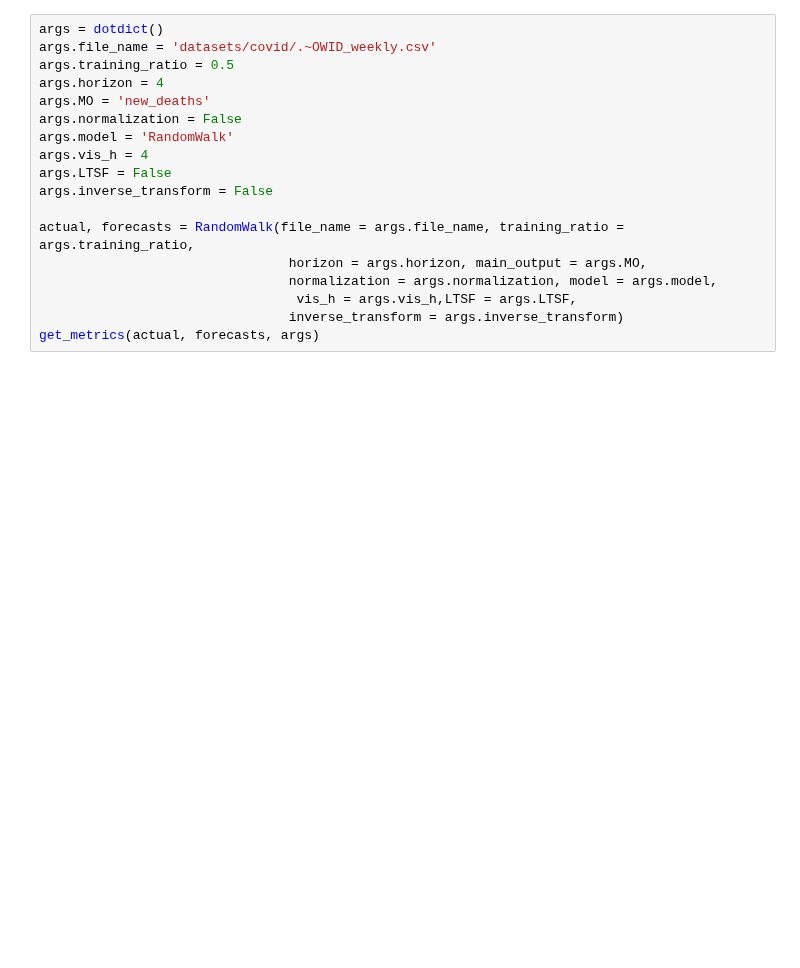
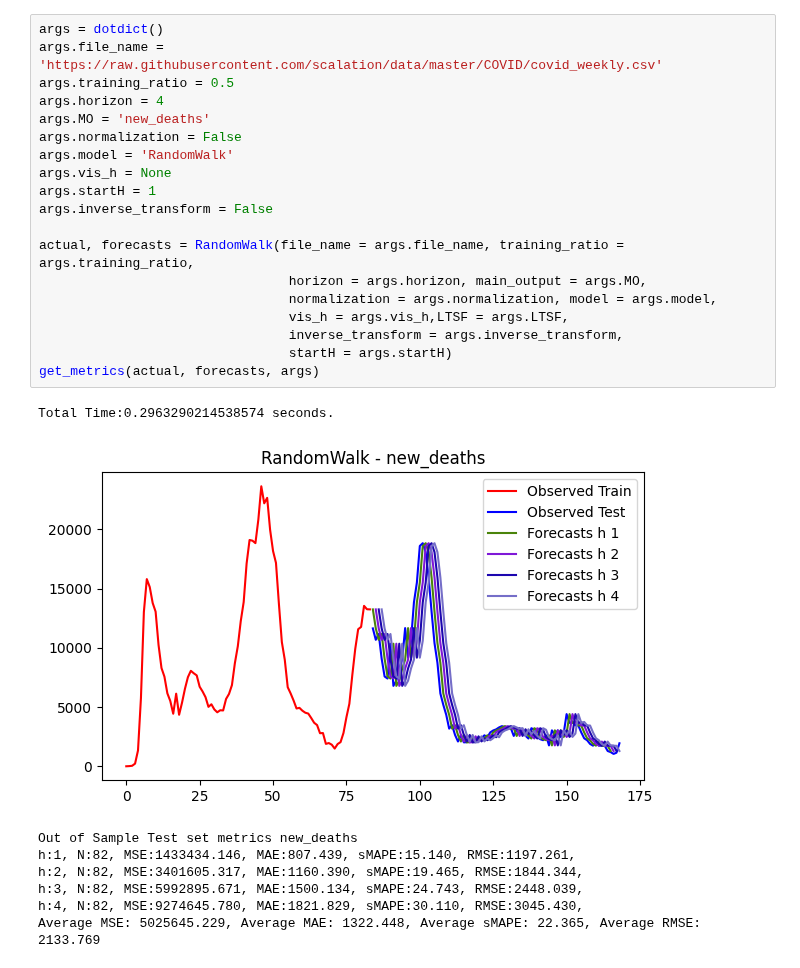
Before and after one commit to scalation/scalation_py, a Jupyter notebook: Baselines.ipynb, the cells around one changed output. Saved outputs shown, nothing was run; the diff lists cells and outputs as text; blank space fills up the shorter version.

```diff
--- a/Baselines.ipynb
+++ b/Baselines.ipynb
@@ -8,20 +18,30 @@ from modeling.statmodeling.SimpleMovingAverage import SimpleMovingAverage
 # %%
 args = dotdict()
-args.file_name = 'datasets/covid/.~OWID_weekly.csv'
+args.file_name = 'https://raw.githubusercontent.com/scalation/data/master/COVID/covid_weekly.csv'
 args.training_ratio = 0.5
 args.horizon = 4
 args.MO = 'new_deaths'
 args.normalization = False
 args.model = 'RandomWalk'
-args.vis_h = 4
-args.LTSF = False
+args.vis_h = None
+args.startH = 1
 args.inverse_transform = False
 
 actual, forecasts = RandomWalk(file_name = args.file_name, training_ratio = args.training_ratio,
                                 horizon = args.horizon, main_output = args.MO,
                                 normalization = args.normalization, model = args.model,
-                                 vis_h = args.vis_h,LTSF = args.LTSF,
-                                inverse_transform = args.inverse_transform)
+                                vis_h = args.vis_h,LTSF = args.LTSF,
+                                inverse_transform = args.inverse_transform,
+                                startH = args.startH)
 get_metrics(actual, forecasts, args)
+# %% [output]
+Total Time:0.2963290214538574 seconds.
+[figure, added]
+Out of Sample Test set metrics new_deaths
+h:1, N:82, MSE:1433434.146, MAE:807.439, sMAPE:15.140, RMSE:1197.261,
+h:2, N:82, MSE:3401605.317, MAE:1160.390, sMAPE:19.465, RMSE:1844.344,
+h:3, N:82, MSE:5992895.671, MAE:1500.134, sMAPE:24.743, RMSE:2448.039,
+h:4, N:82, MSE:9274645.780, MAE:1821.829, sMAPE:30.110, RMSE:3045.430,
+Average MSE: 5025645.229, Average MAE: 1322.448, Average sMAPE: 22.365, Average RMSE: 2133.769
 # %%
 args = dotdict()
```
Also changed, not shown: parts of 4 cells of this notebook, 8 other files.
